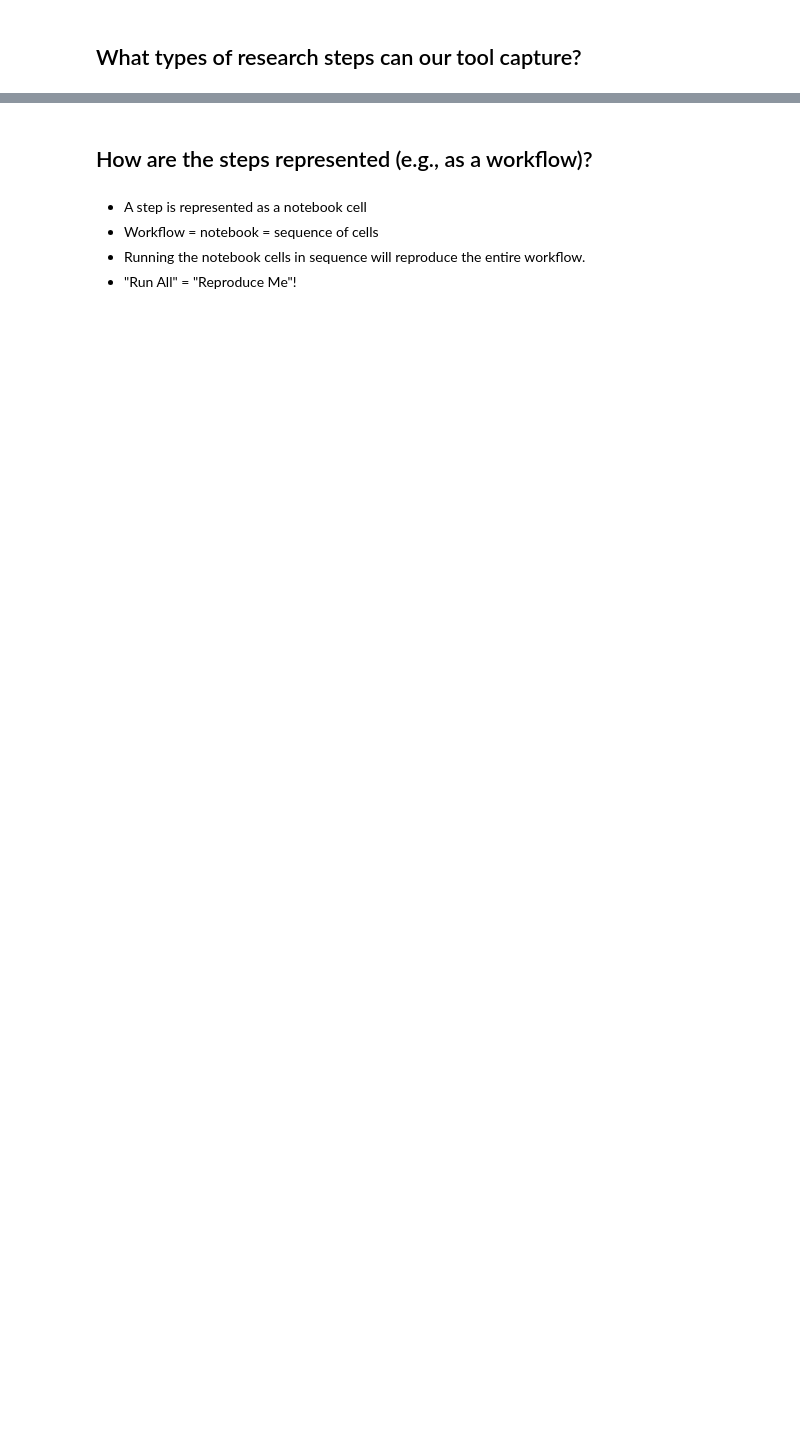
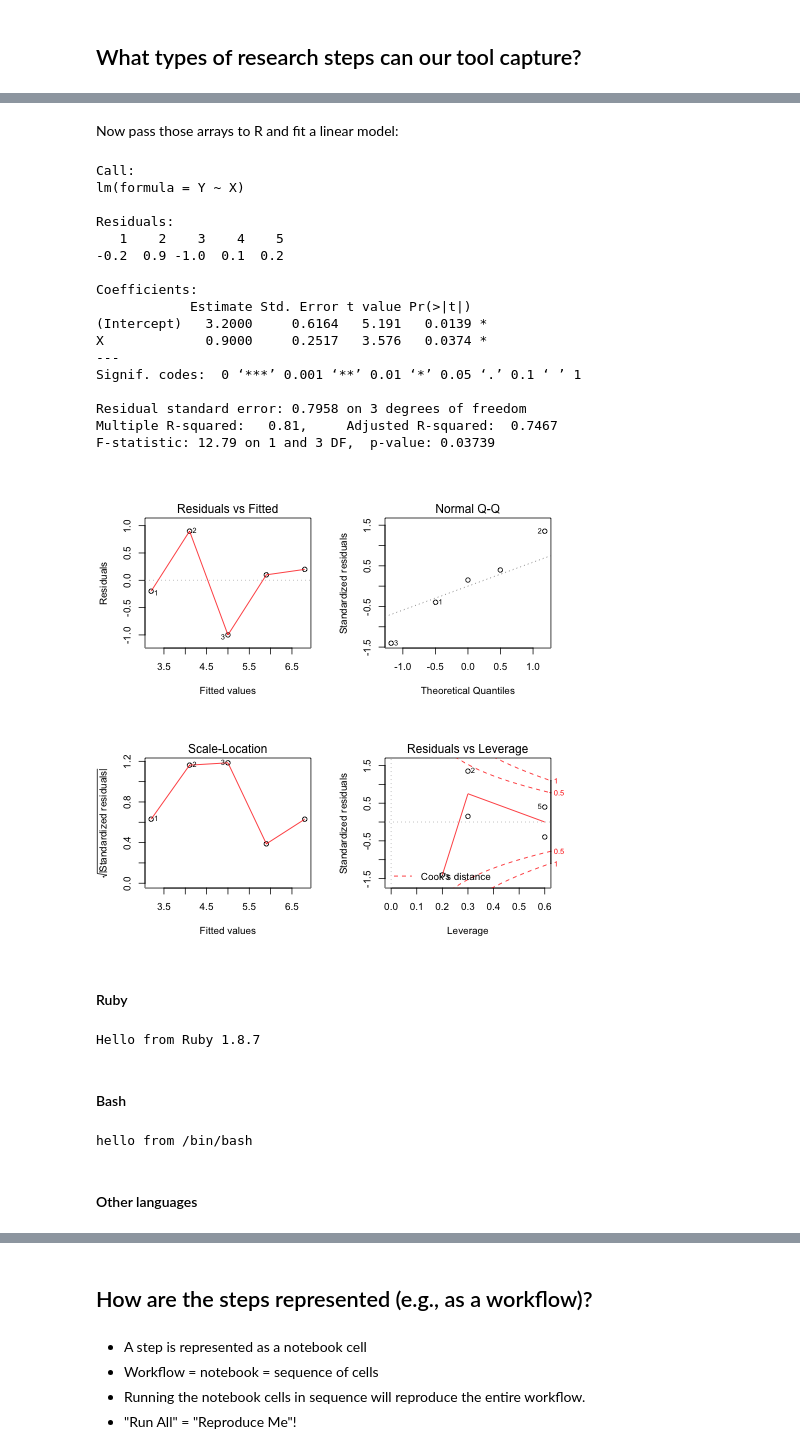
Before and after one commit to ellisonbg/talk-2013-software-repro, a Jupyter notebook: SoftwareInfrastructure.ipynb, the cells around one changed output, grey strips where cells are left out. Drawn from its saved outputs; the diff is of its cells as text; code cells hidden in the pictures; blank space fills up the shorter version.

```diff
--- a/SoftwareInfrastructure.ipynb
+++ b/SoftwareInfrastructure.ipynb
@@ -109,0 +105,5 @@ It is open source (BSD) and there are many options:
+# %%
+import time
+for i in range(5):
+    print i
+    time.sleep(1)
@@ -109,0 +147,44 @@ It is open source (BSD) and there are many options:
+# %% [markdown]
+Now pass those arrays to R and fit a linear model:
+# %%
+%%R -i X,Y -o XYcoef
+XYlm = lm(Y~X)
+XYcoef = coef(XYlm)
+print(summary(XYlm))
+par(mfrow=c(2,2))
+plot(XYlm)
+# %% [output]
+Call:
+lm(formula = Y ~ X)
+
+Residuals:
+   1    2    3    4    5
+-0.2  0.9 -1.0  0.1  0.2
+
+Coefficients:
+            Estimate Std. Error t value Pr(>|t|)
+(Intercept)   3.2000     0.6164   5.191   0.0139 *
+X             0.9000     0.2517   3.576   0.0374 *
+---
+Signif. codes:  0 ‘***’ 0.001 ‘**’ 0.01 ‘*’ 0.05 ‘.’ 0.1 ‘ ’ 1
+
+Residual standard error: 0.7958 on 3 degrees of freedom
+Multiple R-squared:   0.81,     Adjusted R-squared:  0.7467
+F-statistic: 12.79 on 1 and 3 DF,  p-value: 0.03739
+[figure, added]
+# %% [markdown]
+#### Ruby
+# %%
+%%ruby
+puts "Hello from Ruby #{RUBY_VERSION}"
+# %% [output]
+Hello from Ruby 1.8.7
+# %% [markdown]
+#### Bash
+# %%
+%%bash
+echo "hello from $BASH"
+# %% [output]
+hello from /bin/bash
+# %% [markdown]
+#### Other languages
```
Also changed, not shown: parts of 60 cells of this notebook.
